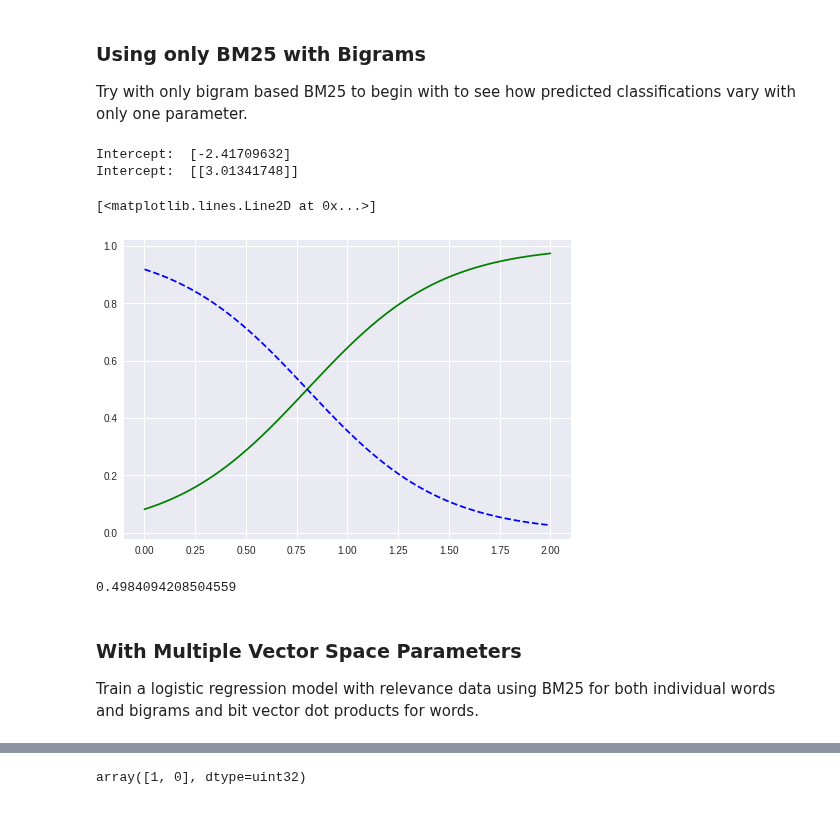
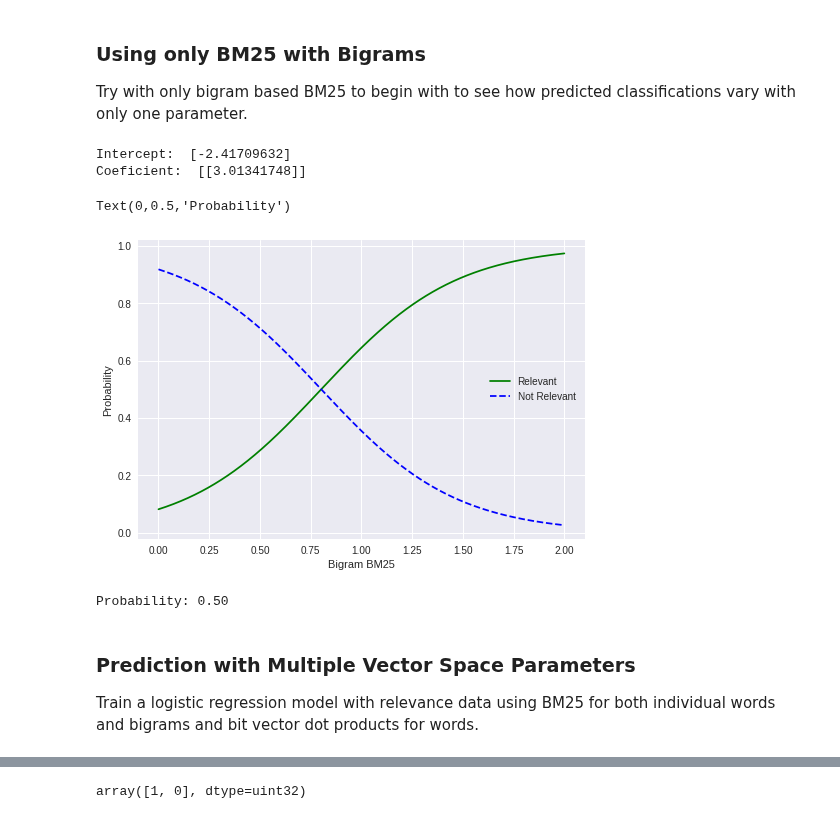
Before and after one commit to alexamies/chinesenotes.com, a Jupyter notebook: colab/querying_cnotes.ipynb, the cells around one changed output, grey strips where cells are left out. Drawn from its saved outputs; the diff is of its cells as text; code cells hidden in the pictures.

```diff
--- a/colab/querying_cnotes.ipynb
+++ b/colab/querying_cnotes.ipynb
@@ -132,21 +180,27 @@ y = relevance_df["Relevant"]
 model = LogisticRegression()
 model.fit(X, y)
 print("Intercept: ", model.intercept_)
-print("Intercept: ", model.coef_)
+print("Coeficient: ", model.coef_)
 # %% [output]
 Intercept:  [-2.41709632]
-Intercept:  [[3.01341748]]
+Coeficient:  [[3.01341748]]
 # %%
 # Plot results
 X_p = np.linspace(0, 2, 1000).reshape(-1, 1)
 y_p = model.predict_proba(X_p)
-plt.plot(X_p, y_p[:, 1], "g-", label="Relevant")
-plt.plot(X_p, y_p[:, 0], "b--", label="Not Relevant")
+fig = plt.figure()
+ax = fig.add_subplot(1, 1, 1)
+ax.plot(X_p, y_p[:, 1], "g-", label="Relevant")
+ax.plot(X_p, y_p[:, 0], "b--", label="Not Relevant")
+ax.legend(loc = "best")
+#ax.set_title("Predicted Probability with Bigram BM25")
+ax.set_xlabel("Bigram BM25")
+ax.set_ylabel("Probability")
 # %% [output]
-[<matplotlib.lines.Line2D at 0x...>]
+Text(0,0.5,'Probability')
-[figure, old version]
+[figure, new version]
 # %%
-# Validate the decision boundary
+# Validate the decision boundary using formula from (Agresti 2013, p. 120)
 
 from math import exp
 
@@ -154,11 +208,11 @@ a = model.intercept_
 b = model.coef_[0]
 x = 0.8
 pi = exp(a + b * x) / (1 + exp(a + b * x))
-pi
+print("Probability: {:3.2f}".format(pi))
 # %% [output]
-0.4984094208504559
+Probability: 0.50
 # %% [markdown]
-### With Multiple Vector Space Parameters
+### Prediction with Multiple Vector Space Parameters
 Train a logistic regression model with relevance data using BM25 for both individual words and bigrams and bit vector dot products for words.
 # %%
 X1 = relevance_df["Sim Words"]
```
Also changed, not shown: parts of 9 cells of this notebook.
